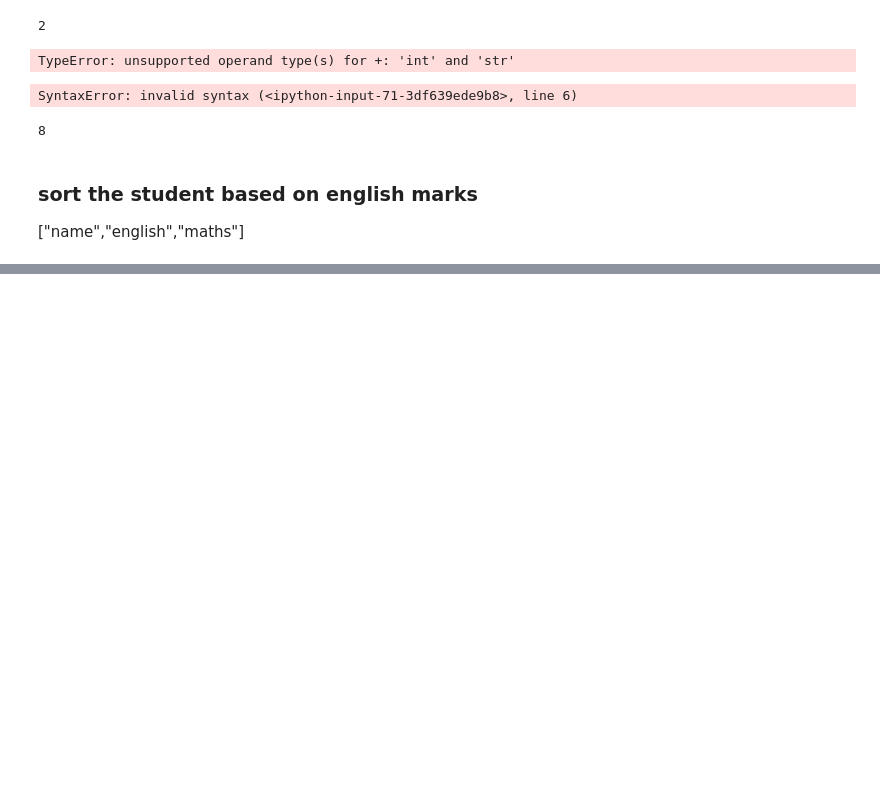
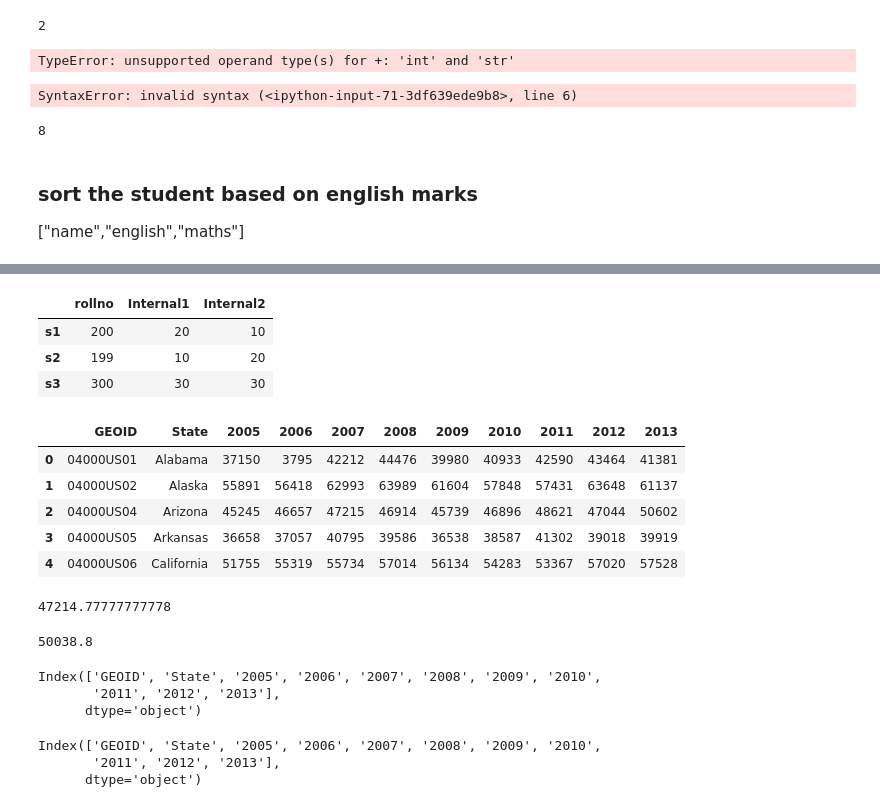
Before and after one commit to NaiduOsuri50/msdp, a Jupyter notebook: 19_Task.ipynb, the cells around one changed output, grey strips where cells are left out. Cells and saved outputs as stored; diff of their text form; code cells hidden in the pictures; blank space fills up the shorter version.

```diff
--- a/19_Task.ipynb
+++ b/19_Task.ipynb
@@ -679,0 +730,54 @@ number=['10',]
+# %%
+final={'rollno':rollno,'Internal1':internal1,'Internal2':internal2}
+final=pd.DataFrame(final)
+final
+# %% [output]
+|  | rollno | Internal1 | Internal2 |
+| s1 | 200 | 20 | 10 |
+| s2 | 199 | 10 | 20 |
+| s3 | 300 | 30 | 30 |
+# %%
+### reading the csv files using pandas
+import pandas as pd
+income=pd.read_csv("income.csv")
+income
+# %% [output]
+|  | GEOID | State | 2005 | 2006 | 2007 | 2008 | 2009 | 2010 | 2011 | 2012 | 2013 |
+| 0 | 04000US01 | Alabama | 37150 | 3795 | 42212 | 44476 | 39980 | 40933 | 42590 | 43464 | 41381 |
+| 1 | 04000US02 | Alaska | 55891 | 56418 | 62993 | 63989 | 61604 | 57848 | 57431 | 63648 | 61137 |
+| 2 | 04000US04 | Arizona | 45245 | 46657 | 47215 | 46914 | 45739 | 46896 | 48621 | 47044 | 50602 |
+| 3 | 04000US05 | Arkansas | 36658 | 37057 | 40795 | 39586 | 36538 | 38587 | 41302 | 39018 | 39919 |
+| 4 | 04000US06 | California | 51755 | 55319 | 55734 | 57014 | 56134 | 54283 | 53367 | 57020 | 57528 |
+# %%
+### average income of alaska in all years
+import pandas as pd
+s=0
+count=0
+for i in range(2,11):
+    s=s+income.values[2][i]
+    count+=1
+avg=(s)/count
+print(avg)
+# %% [output]
+47214.77777777778
+# %%
+## avg income of all states in 2012
+income['2012'].mean()
+# %% [output]
+50038.8
+# %%
+## create a function to print all columns in single line
+income.columns
+# %% [output]
+Index(['GEOID', 'State', '2005', '2006', '2007', '2008', '2009', '2010',
+       '2011', '2012', '2013'],
+      dtype='object')
+# %%
+### Create a function to print all columns in a single line
+def fun1():
+    return income.columns
+fun1()
+# %% [output]
+Index(['GEOID', 'State', '2005', '2006', '2007', '2008', '2009', '2010',
+       '2011', '2012', '2013'],
+      dtype='object')
```
Also changed, not shown: parts of 2 cells of this notebook, 14 other files.
